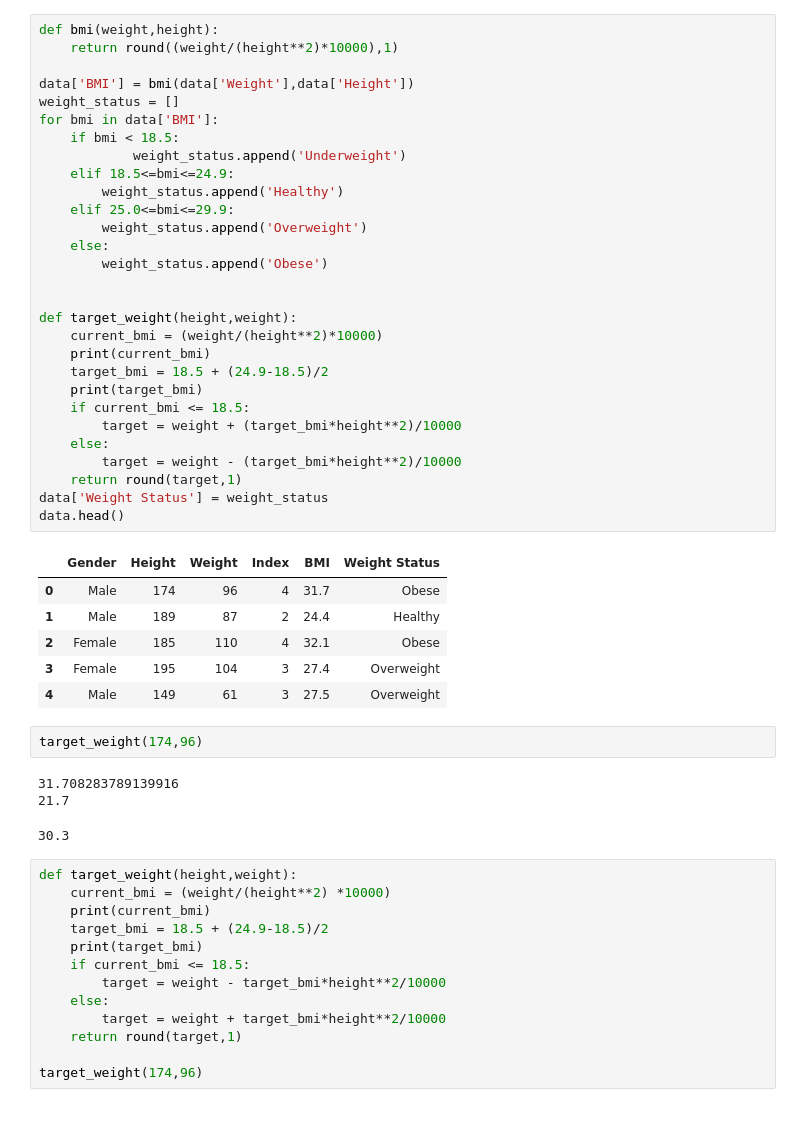
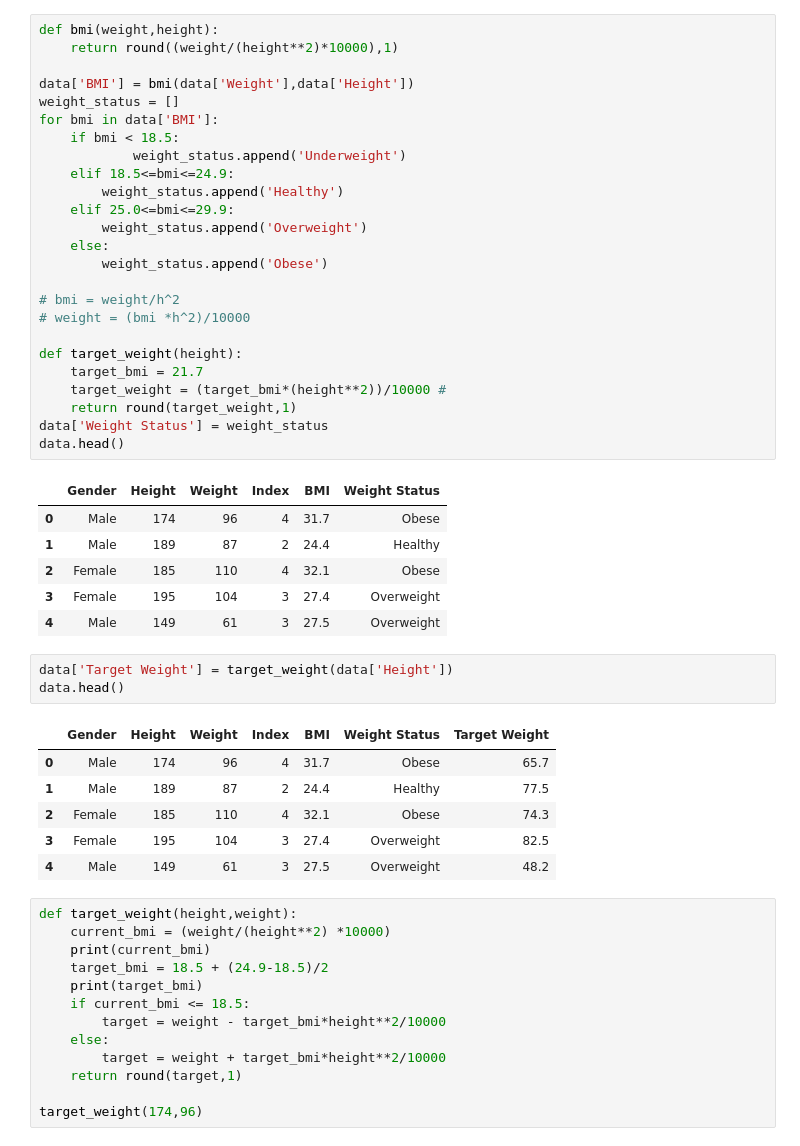
Before and after one commit to Forcystus91/Strive_challenge, a Jupyter notebook: strve_nutrition.ipynb, the cells around one changed output. Drawn from its saved outputs; the diff is of its cells as text; blank space fills up the shorter version.

```diff
--- a/strve_nutrition.ipynb
+++ b/strve_nutrition.ipynb
@@ -28,17 +28,13 @@ for bmi in data['BMI']:
     else:
         weight_status.append('Obese')
 
+# bmi = weight/h^2
+# weight = (bmi *h^2)/10000
 
-def target_weight(height,weight):
-    current_bmi = (weight/(height**2)*10000)
-    print(current_bmi)
-    target_bmi = 18.5 + (24.9-18.5)/2
-    print(target_bmi)
-    if current_bmi <= 18.5:
-        target = weight + (target_bmi*height**2)/10000
-    else:
-        target = weight - (target_bmi*height**2)/10000
-    return round(target,1)
+def target_weight(height):
+    target_bmi = 21.7
+    target_weight = (target_bmi*(height**2))/10000 #
+    return round(target_weight,1)
 data['Weight Status'] = weight_status
 data.head()
 # %% [output]
@@ -48,12 +44,16 @@ data.head()
 | 2 | Female | 185 | 110 | 4 | 32.1 | Obese |
 | 3 | Female | 195 | 104 | 3 | 27.4 | Overweight |
 | 4 | Male | 149 | 61 | 3 | 27.5 | Overweight |
-# %%
-target_weight(174,96)
-# %% [output]
-31.708283789139916
-21.7
-30.3
+# %%
+data['Target Weight'] = target_weight(data['Height'])
+data.head()
+# %% [output]
+|  | Gender | Height | Weight | Index | BMI | Weight Status | Target Weight |
+| 0 | Male | 174 | 96 | 4 | 31.7 | Obese | 65.7 |
+| 1 | Male | 189 | 87 | 2 | 24.4 | Healthy | 77.5 |
+| 2 | Female | 185 | 110 | 4 | 32.1 | Obese | 74.3 |
+| 3 | Female | 195 | 104 | 3 | 27.4 | Overweight | 82.5 |
+| 4 | Male | 149 | 61 | 3 | 27.5 | Overweight | 48.2 |
 # %%
 def target_weight(height,weight):
     current_bmi = (weight/(height**2) *10000)
```
